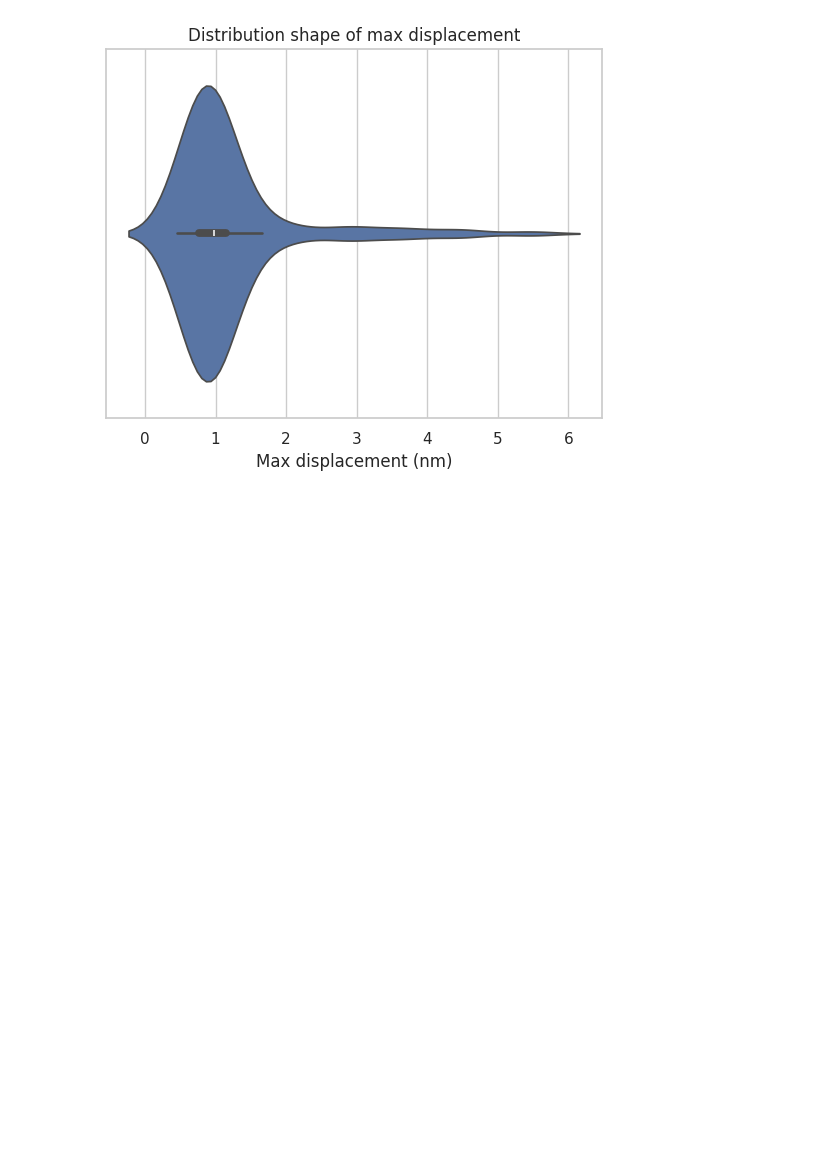
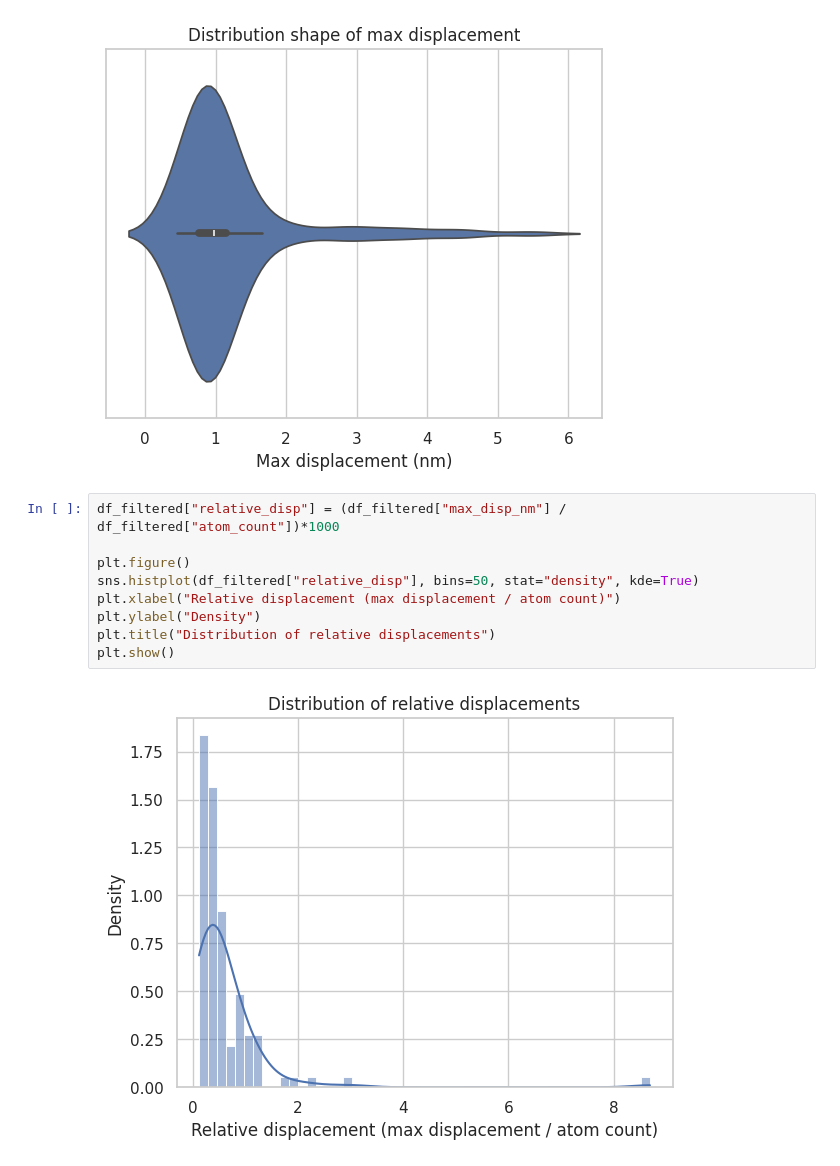
Before and after one commit to csongornemeth/pca_nma_dot_product, a Jupyter notebook: disp_ana.ipynb, the cells around one changed output. Cells and saved outputs as stored; diff of their text form; blank space fills up the shorter version.

```diff
--- a/disp_ana.ipynb
+++ b/disp_ana.ipynb
@@ -175,3 +171,14 @@ plt.title("Distribution shape of max displacement")
 plt.show()
 # %% [output]
 [figure]
+# %%
+df_filtered["relative_disp"] = (df_filtered["max_disp_nm"] / df_filtered["atom_count"])*1000
+
+plt.figure()
+sns.histplot(df_filtered["relative_disp"], bins=50, stat="density", kde=True)
+plt.xlabel("Relative displacement (max displacement / atom count)")
+plt.ylabel("Density")
+plt.title("Distribution of relative displacements")
+plt.show()
+# %% [output]
+[figure, added]
```
Also changed, not shown: parts of 5 cells of this notebook.
